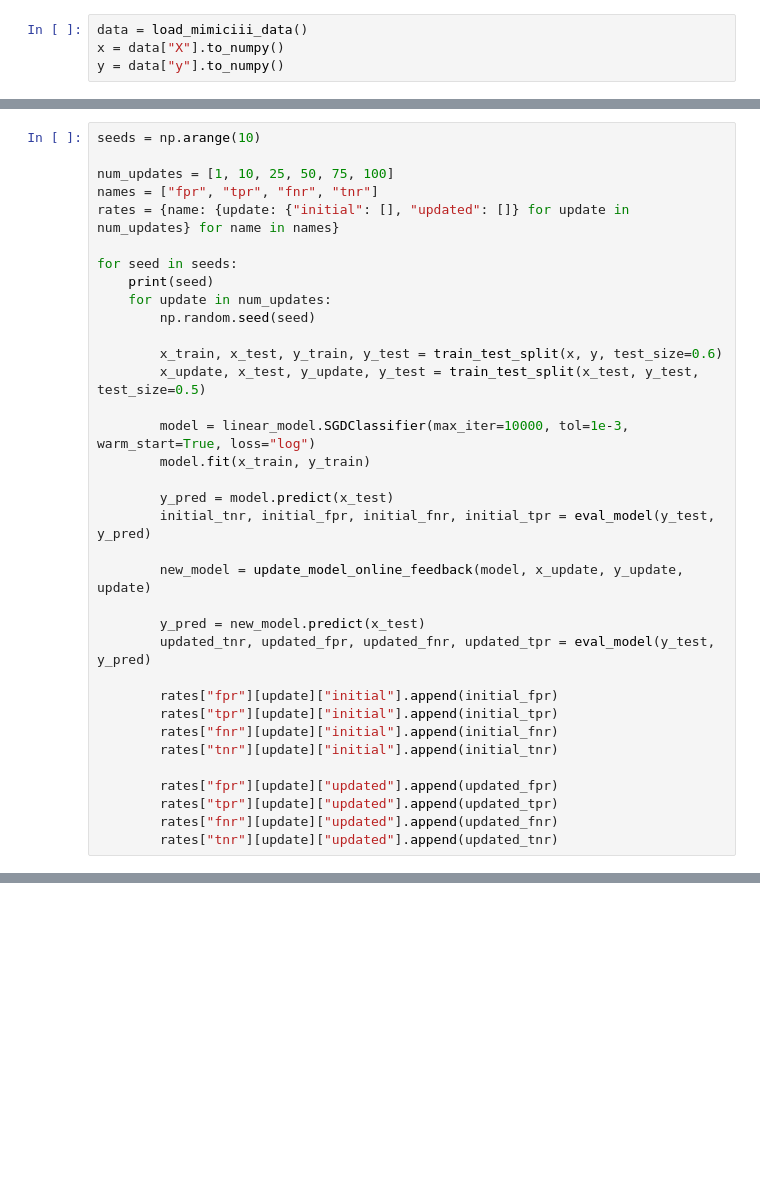
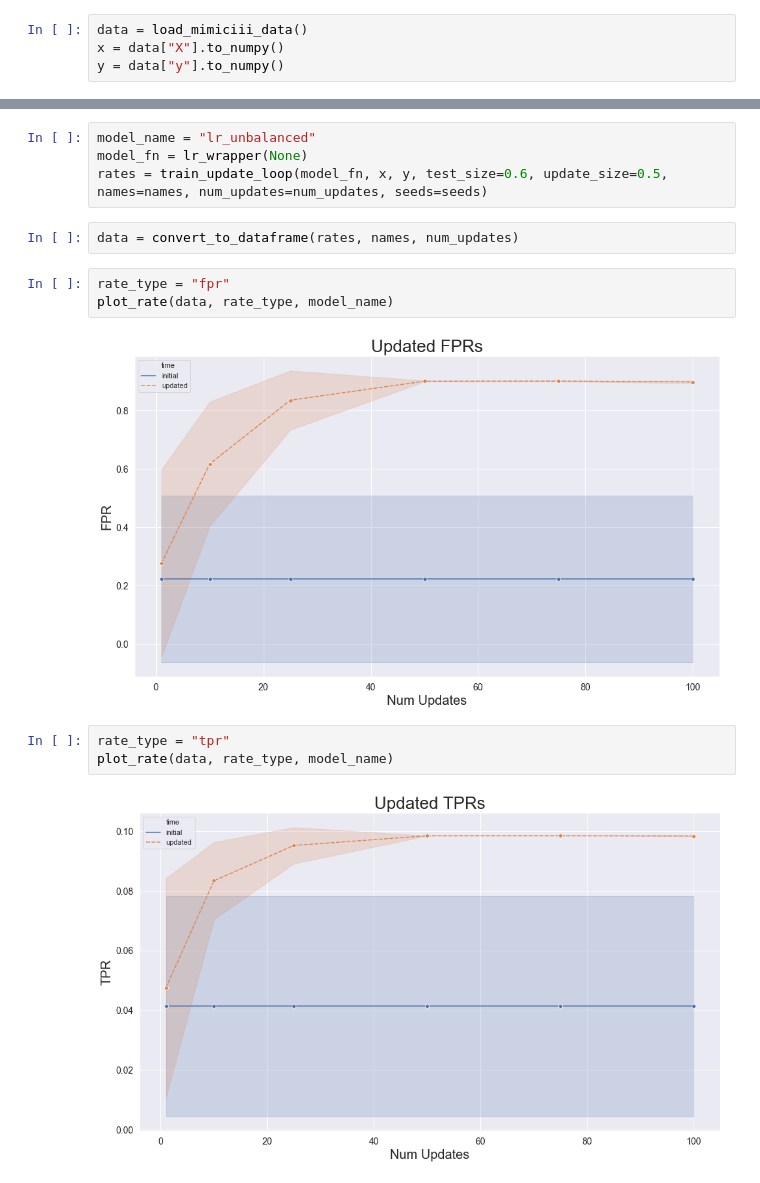
Before and after one commit to georgeadam/feedback_loops, a Jupyter notebook: real_data.ipynb, the cells around one changed output, grey strips where cells are left out. Saved outputs shown, nothing was run; the diff lists cells and outputs as text; blank space fills up the shorter version.

```diff
--- a/real_data.ipynb
+++ b/real_data.ipynb
@@ -67,35 +153,0 @@ Negative Samples: 0.901601579640193
-# %%
-seeds = np.arange(10)
-
-num_updates = [1, 10, 25, 50, 75, 100]
-names = ["fpr", "tpr", "fnr", "tnr"]
-rates = {name: {update: {"initial": [], "updated": []} for update in num_updates} for name in names}
-
-for seed in seeds:
-    print(seed)
-    for update in num_updates:
-        np.random.seed(seed)
-
-        x_train, x_test, y_train, y_test = train_test_split(x, y, test_size=0.6)
-        x_update, x_test, y_update, y_test = train_test_split(x_test, y_test, test_size=0.5)
-
-        model = linear_model.SGDClassifier(max_iter=10000, tol=1e-3, warm_start=True, loss="log")
-        model.fit(x_train, y_train)
-
-        y_pred = model.predict(x_test)
-        initial_tnr, initial_fpr, initial_fnr, initial_tpr = eval_model(y_test, y_pred)
-
-        new_model = update_model_online_feedback(model, x_update, y_update, update)
-
-        y_pred = new_model.predict(x_test)
-        updated_tnr, updated_fpr, updated_fnr, updated_tpr = eval_model(y_test, y_pred)
-
-        rates["fpr"][update]["initial"].append(initial_fpr)
-        rates["tpr"][update]["initial"].append(initial_tpr)
-        rates["fnr"][update]["initial"].append(initial_fnr)
-        rates["tnr"][update]["initial"].append(initial_tnr)
-
-        rates["fpr"][update]["updated"].append(updated_fpr)
-        rates["tpr"][update]["updated"].append(updated_tpr)
-        rates["fnr"][update]["updated"].append(updated_fnr)
-        rates["tnr"][update]["updated"].append(updated_tnr)
@@ -165,0 +193,16 @@ ax.tick_params(axis='both', which='minor', labelsize=14)
+# %%
+model_name = "lr_unbalanced"
+model_fn = lr_wrapper(None)
+rates = train_update_loop(model_fn, x, y, test_size=0.6, update_size=0.5, names=names, num_updates=num_updates, seeds=seeds)
+# %%
+data = convert_to_dataframe(rates, names, num_updates)
+# %%
+rate_type = "fpr"
+plot_rate(data, rate_type, model_name)
+# %% [output]
+[figure, added]
+# %%
+rate_type = "tpr"
+plot_rate(data, rate_type, model_name)
+# %% [output]
+[figure, added]
```
Also changed, not shown: parts of 37 cells of this notebook.
